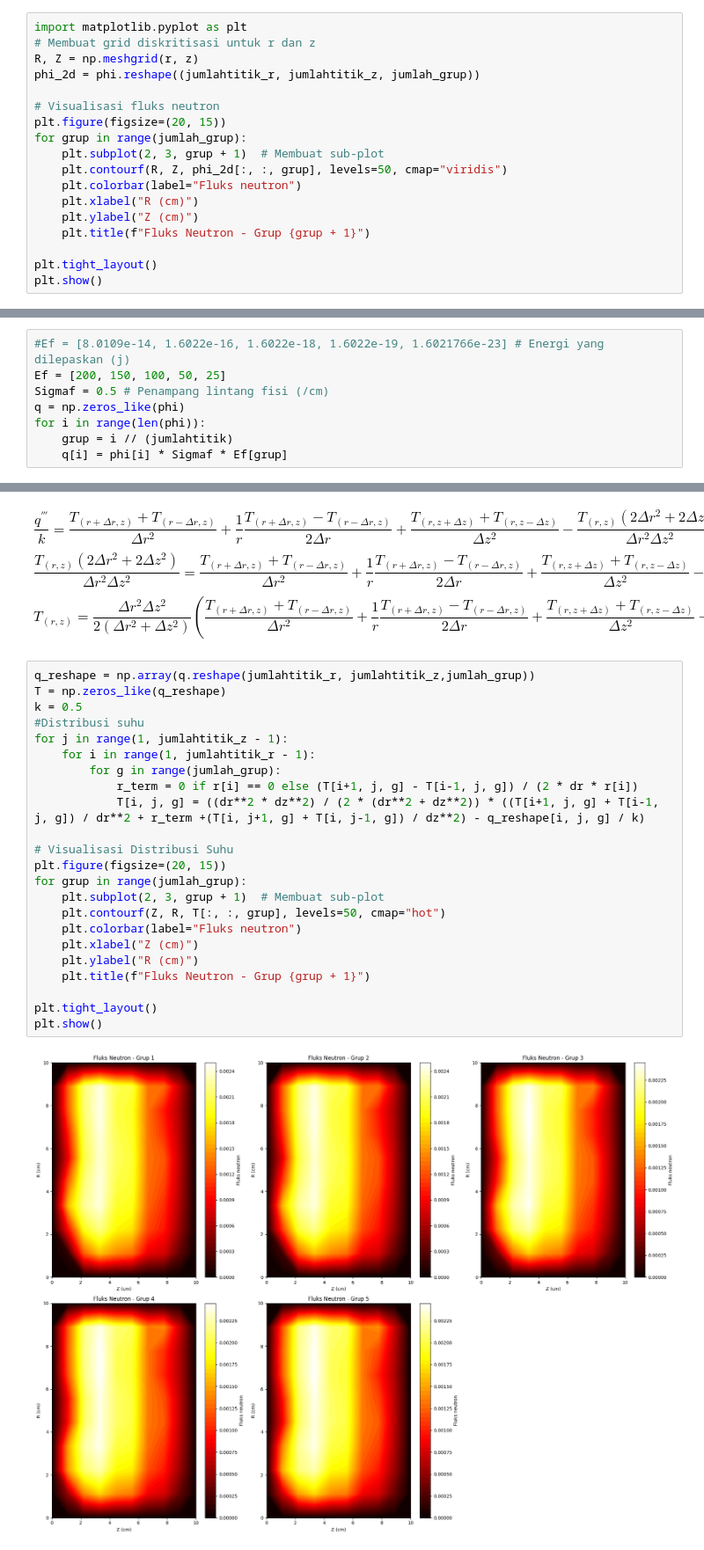
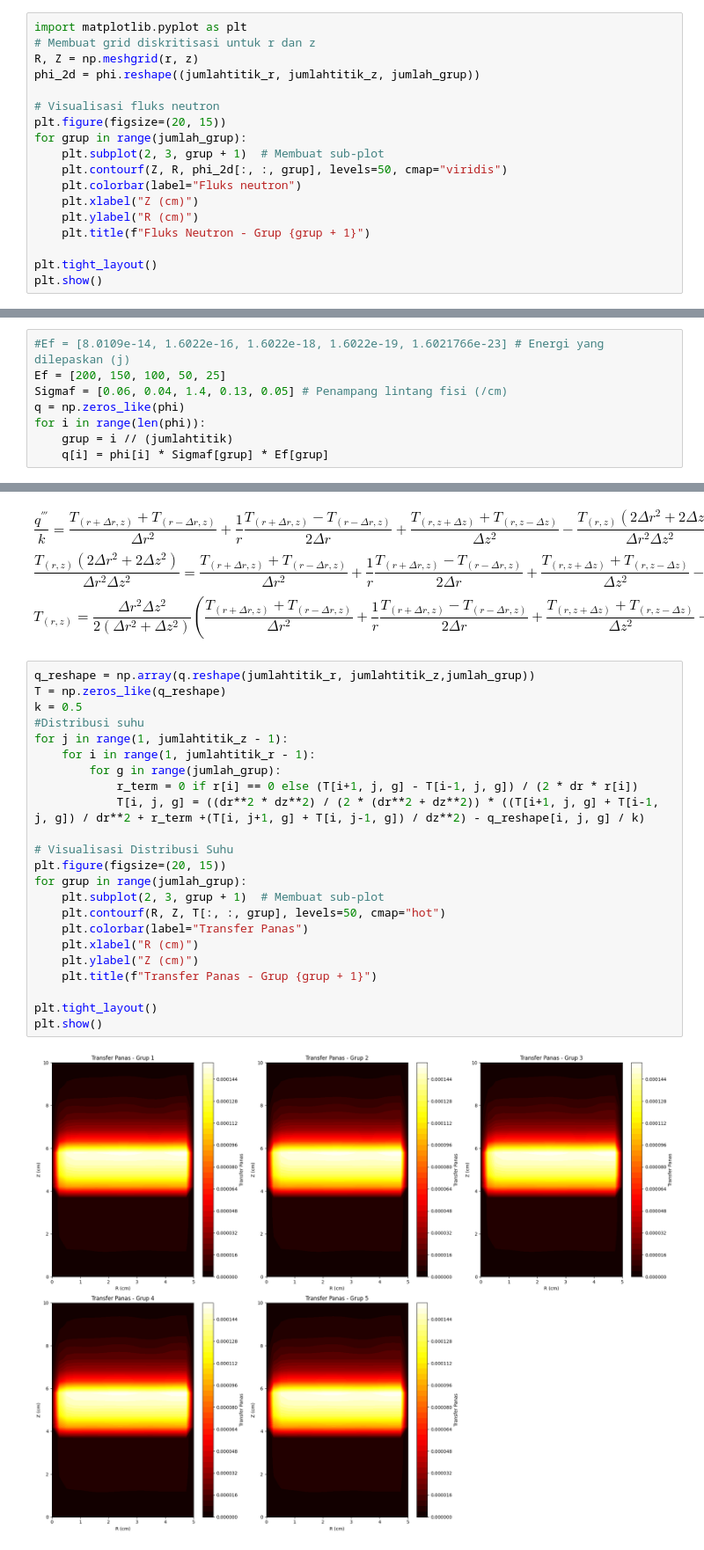
Before and after one commit to dhiyasalmas/Numerical-Method-in-Nuclear, a Jupyter notebook: UAS_24923304_Dhiya Salma Salsabila.ipynb, the cells around one changed output, grey strips where cells are left out. Shown at 88% size. Cells and saved outputs as stored; diff of their text form.

```diff
--- a/UAS_24923304_Dhiya Salma Salsabila.ipynb
+++ b/UAS_24923304_Dhiya Salma Salsabila.ipynb
@@ -412,10 +425,10 @@ phi_2d = phi.reshape((jumlahtitik_r, jumlahtitik_z, jumlah_grup))
 plt.figure(figsize=(20, 15))
 for grup in range(jumlah_grup):
     plt.subplot(2, 3, grup + 1)  # Membuat sub-plot
-    plt.contourf(R, Z, phi_2d[:, :, grup], levels=50, cmap="viridis")
+    plt.contourf(Z, R, phi_2d[:, :, grup], levels=50, cmap="viridis")
     plt.colorbar(label="Fluks neutron")
-    plt.xlabel("R (cm)")
-    plt.ylabel("Z (cm)")
+    plt.xlabel("Z (cm)")
+    plt.ylabel("R (cm)")
     plt.title(f"Fluks Neutron - Grup {grup + 1}")
 
 plt.tight_layout()
@@ -439,11 +446,11 @@ Dimana:
 # %%
 #Ef = [8.0109e-14, 1.6022e-16, 1.6022e-18, 1.6022e-19, 1.6021766e-23] # Energi yang dilepaskan (j)
 Ef = [200, 150, 100, 50, 25]
-Sigmaf = 0.5 # Penampang lintang fisi (/cm)
+Sigmaf = [0.06, 0.04, 1.4, 0.13, 0.05] # Penampang lintang fisi (/cm)
 q = np.zeros_like(phi)
 for i in range(len(phi)):
     grup = i // (jumlahtitik)
-    q[i] = phi[i] * Sigmaf * Ef[grup]
+    q[i] = phi[i] * Sigmaf[grup] * Ef[grup]
 # %% [markdown]
 ## <center>**Transfer panas arah silinder R-Z**</center>
 **Distribusi temperature elemen bahan bakar pada kondisi tunak:**
@@ -473,25 +480,25 @@ $$ T_{(r,z)} = \frac{\Delta r^2 \Delta z^2}{2 (\Delta r^2 + \Delta z^2)} (\frac{
 # %%
 q_reshape = np.array(q.reshape(jumlahtitik_r, jumlahtitik_z,jumlah_grup))
 T = np.zeros_like(q_reshape)
 k = 0.5
 #Distribusi suhu
 for j in range(1, jumlahtitik_z - 1):
     for i in range(1, jumlahtitik_r - 1):
         for g in range(jumlah_grup):
             r_term = 0 if r[i] == 0 else (T[i+1, j, g] - T[i-1, j, g]) / (2 * dr * r[i])
             T[i, j, g] = ((dr**2 * dz**2) / (2 * (dr**2 + dz**2)) * ((T[i+1, j, g] + T[i-1, j, g]) / dr**2 + r_term +(T[i, j+1, g] + T[i, j-1, g]) / dz**2) - q_reshape[i, j, g] / k)
 
 # Visualisasi Distribusi Suhu
 plt.figure(figsize=(20, 15))
 for grup in range(jumlah_grup):
     plt.subplot(2, 3, grup + 1)  # Membuat sub-plot
-    plt.contourf(Z, R, T[:, :, grup], levels=50, cmap="hot")
-    plt.colorbar(label="Fluks neutron")
-    plt.xlabel("Z (cm)")
-    plt.ylabel("R (cm)")
-    plt.title(f"Fluks Neutron - Grup {grup + 1}")
+    plt.contourf(R, Z, T[:, :, grup], levels=50, cmap="hot")
+    plt.colorbar(label="Transfer Panas")
+    plt.xlabel("R (cm)")
+    plt.ylabel("Z (cm)")
+    plt.title(f"Transfer Panas - Grup {grup + 1}")
 
 plt.tight_layout()
 plt.show()
 # %% [output]
-[figure, old version]
+[figure, new version]
```
Also changed, not shown: parts of 6 cells of this notebook.
